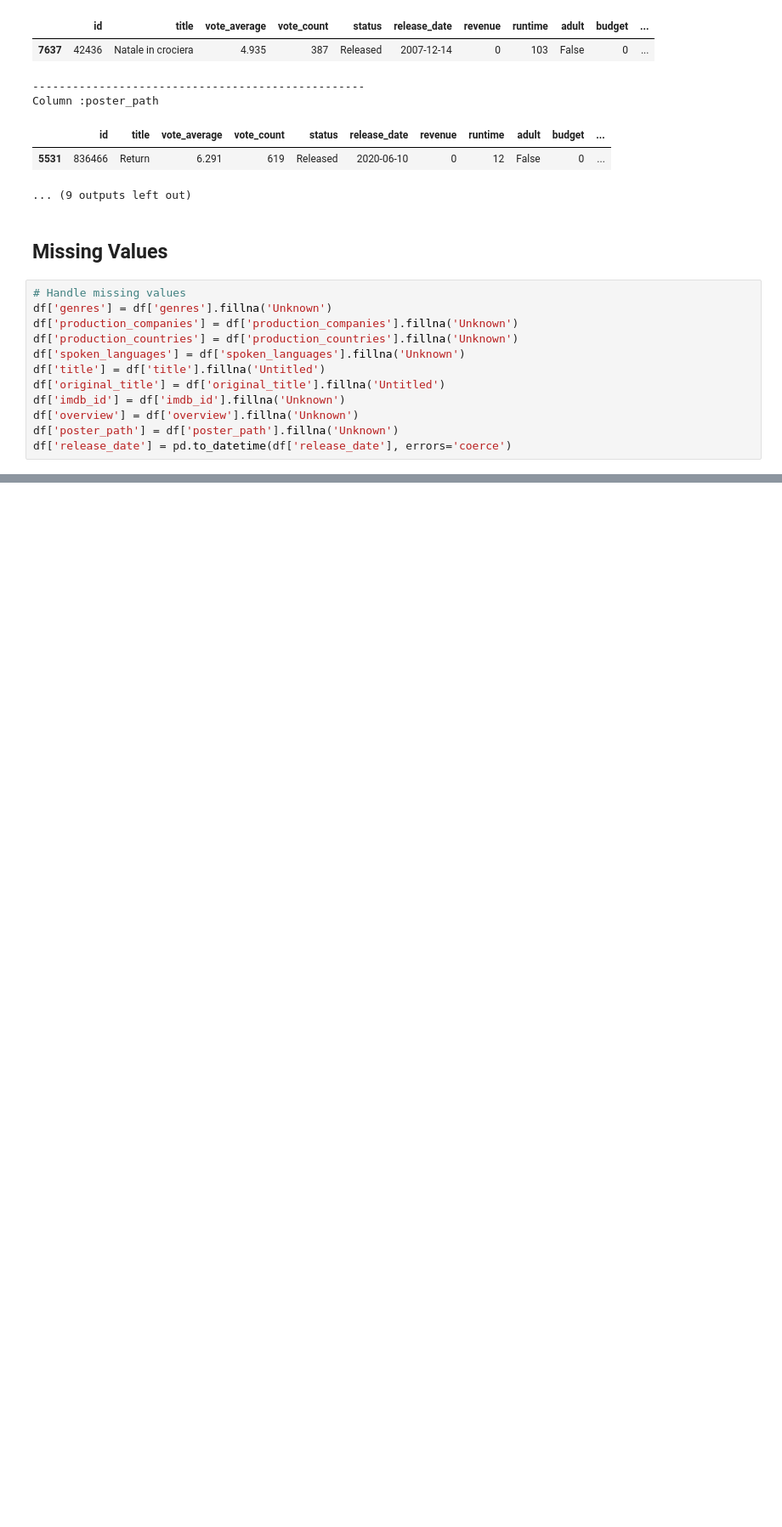
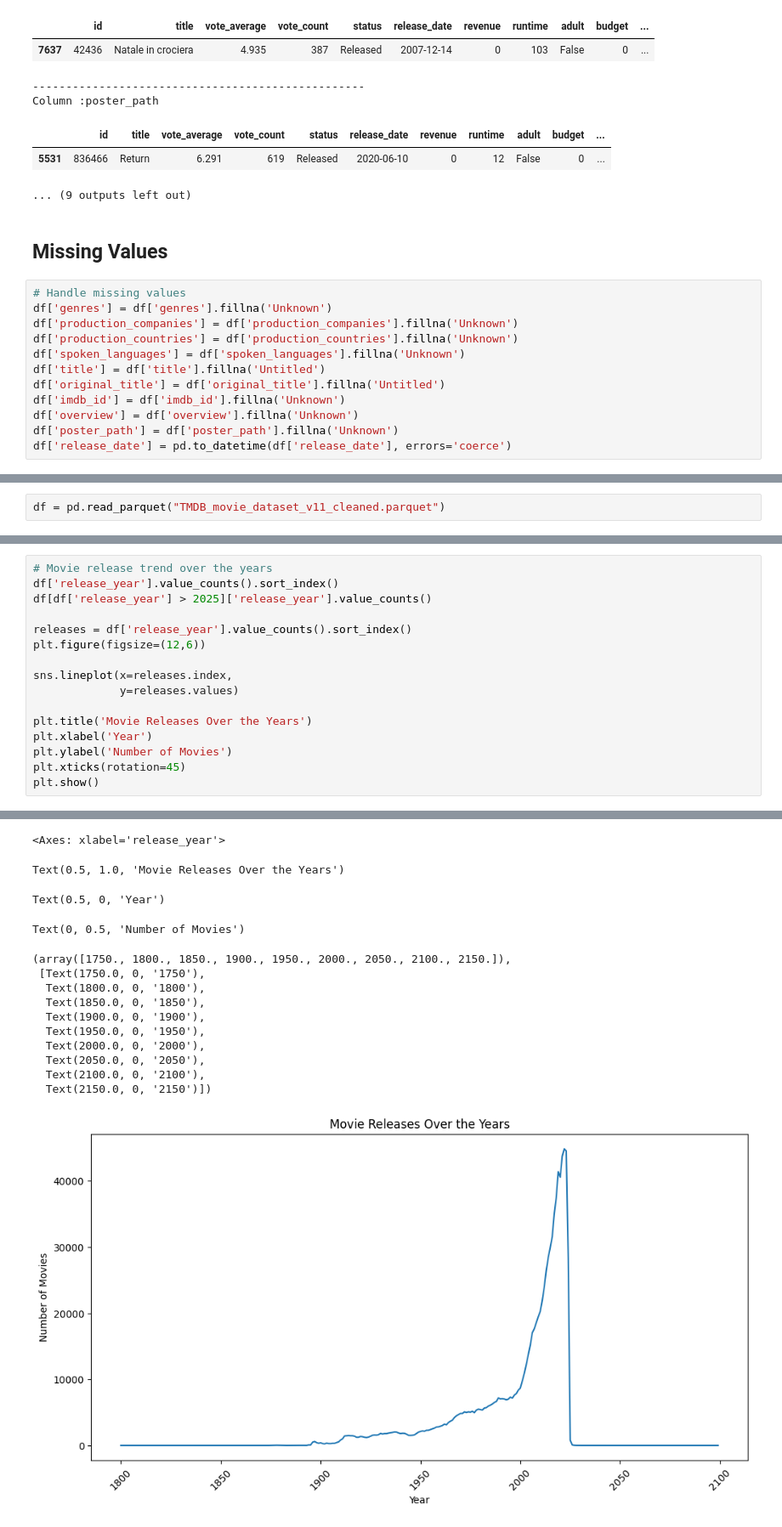
Before and after one commit to mattyapers/Movies_EDA, a Jupyter notebook: TMDB_EDA.ipynb, the cells around one changed output, grey strips where cells are left out. Shown at 85% size. Cells and saved outputs as stored; diff of their text form; blank space fills up the shorter version.

```diff
--- a/TMDB_EDA.ipynb
+++ b/TMDB_EDA.ipynb
@@ -155,0 +222,2 @@ Name: release_date, Length: 192659, dtype: datetime64[ns]
+# %%
+df = pd.read_parquet("TMDB_movie_dataset_v11_cleaned.parquet")
@@ -155,0 +230,17 @@ Name: release_date, Length: 192659, dtype: datetime64[ns]
+# %%
+# Movie release trend over the years
+df['release_year'].value_counts().sort_index()
+df[df['release_year'] > 2025]['release_year'].value_counts()
+
+releases = df['release_year'].value_counts().sort_index()
+plt.figure(figsize=(12,6))
+
+sns.lineplot(x=releases.index,
+             y=releases.values)
+
+plt.title('Movie Releases Over the Years')
+plt.xlabel('Year')
+plt.ylabel('Number of Movies')
+plt.xticks(rotation=45)
+plt.show()
+# %% [output]
@@ -155,0 +279,15 @@ Name: release_date, Length: 192659, dtype: datetime64[ns]
+<Axes: xlabel='release_year'>
+Text(0.5, 1.0, 'Movie Releases Over the Years')
+Text(0.5, 0, 'Year')
+Text(0, 0.5, 'Number of Movies')
+(array([1750., 1800., 1850., 1900., 1950., 2000., 2050., 2100., 2150.]),
+ [Text(1750.0, 0, '1750'),
+  Text(1800.0, 0, '1800'),
+  Text(1850.0, 0, '1850'),
+  Text(1900.0, 0, '1900'),
+  Text(1950.0, 0, '1950'),
+  Text(2000.0, 0, '2000'),
+  Text(2050.0, 0, '2050'),
+  Text(2100.0, 0, '2100'),
+  Text(2150.0, 0, '2150')])
+[figure, added]
```
Also changed, not shown: parts of 25 cells of this notebook.
